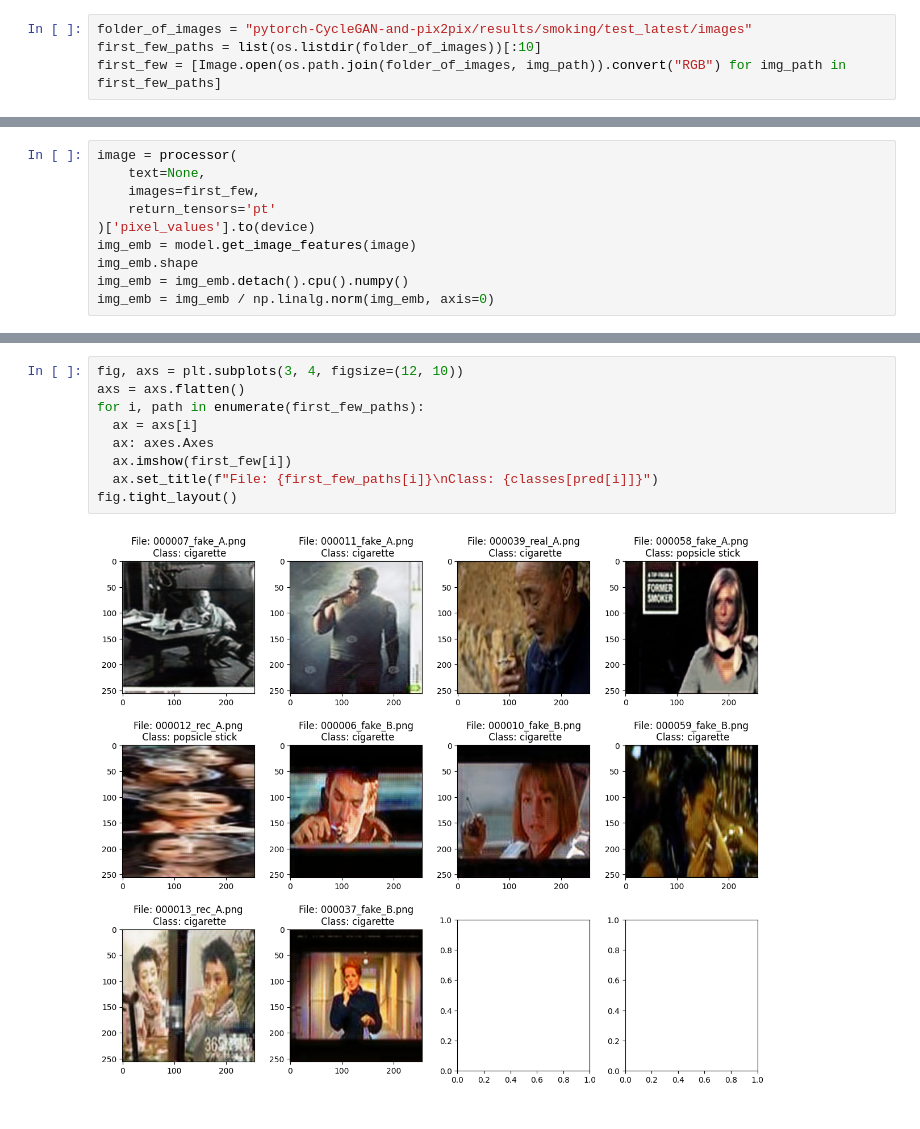
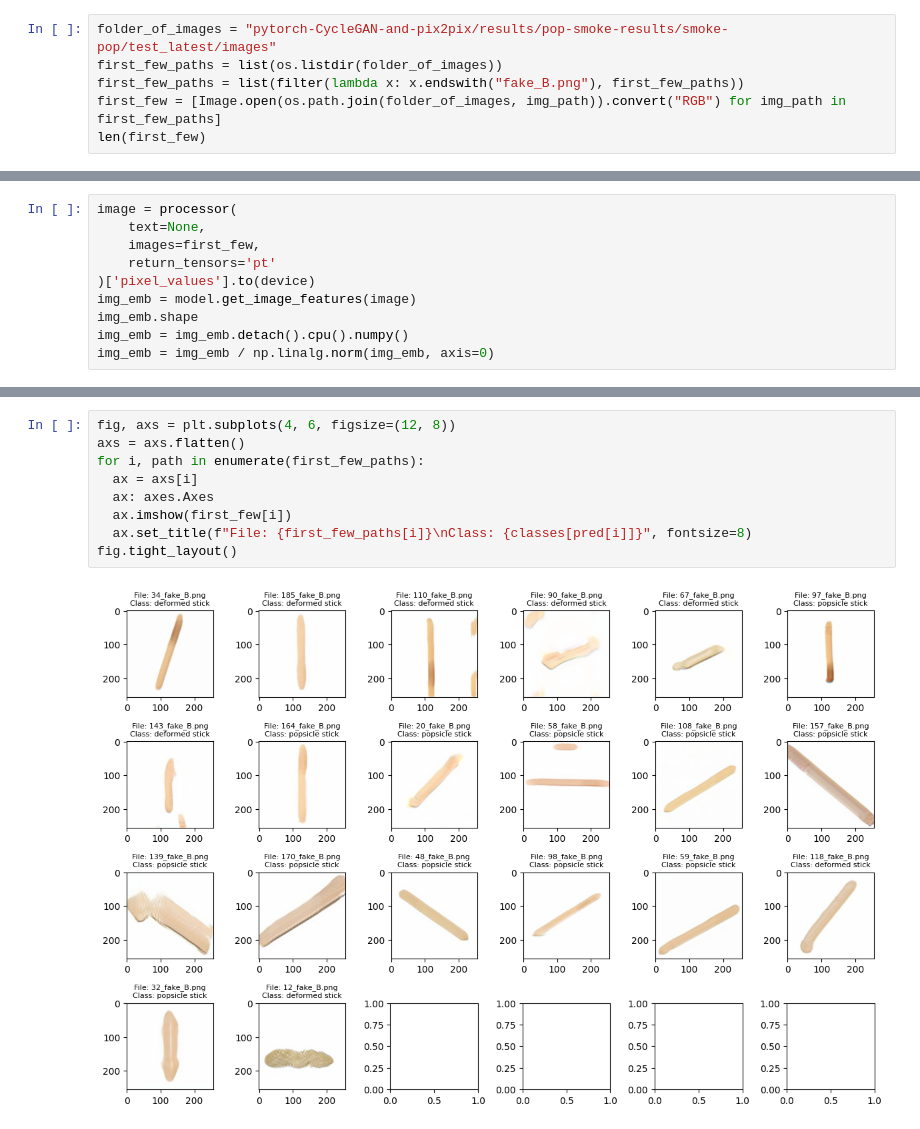
Before and after one commit to mmu-2/pgm-group, a Jupyter notebook: clip_evaluator.ipynb, the cells around one changed output, grey strips where cells are left out. Saved outputs shown, nothing was run; the diff lists cells and outputs as text.

```diff
--- a/clip_evaluator.ipynb
+++ b/clip_evaluator.ipynb
@@ -27,6 +45,8 @@ label_emb.shape
 # %% [output]
 (2, 512)
 # %%
-folder_of_images = "pytorch-CycleGAN-and-pix2pix/results/smoking/test_latest/images"
-first_few_paths = list(os.listdir(folder_of_images))[:10]
+folder_of_images = "pytorch-CycleGAN-and-pix2pix/results/pop-smoke-results/smoke-pop/test_latest/images"
+first_few_paths = list(os.listdir(folder_of_images))
+first_few_paths = list(filter(lambda x: x.endswith("fake_B.png"), first_few_paths))
 first_few = [Image.open(os.path.join(folder_of_images, img_path)).convert("RGB") for img_path in first_few_paths]
+len(first_few)
@@ -59,11 +90,11 @@ for i, v in enumerate(first_few_paths):
 # %%
-fig, axs = plt.subplots(3, 4, figsize=(12, 10))
+fig, axs = plt.subplots(4, 6, figsize=(12, 8))
 axs = axs.flatten()
 for i, path in enumerate(first_few_paths):
   ax = axs[i]
   ax: axes.Axes
   ax.imshow(first_few[i])
-  ax.set_title(f"File: {first_few_paths[i]}\nClass: {classes[pred[i]]}")
+  ax.set_title(f"File: {first_few_paths[i]}\nClass: {classes[pred[i]]}", fontsize=8)
 fig.tight_layout()
 # %% [output]
-[figure, old version]
+[figure, new version]
```
Also changed, not shown: parts of 4 cells of this notebook, 6 other files.
